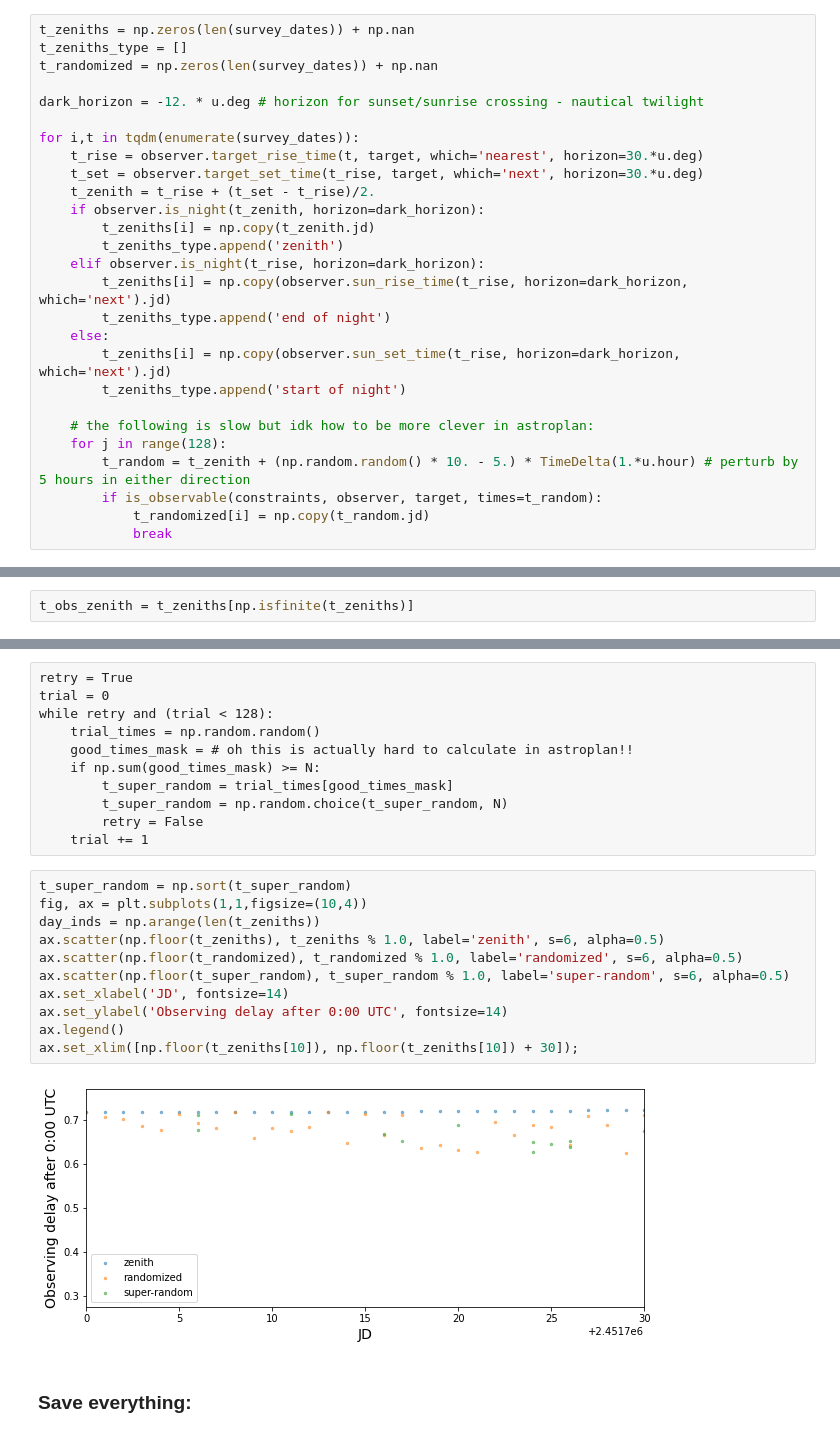
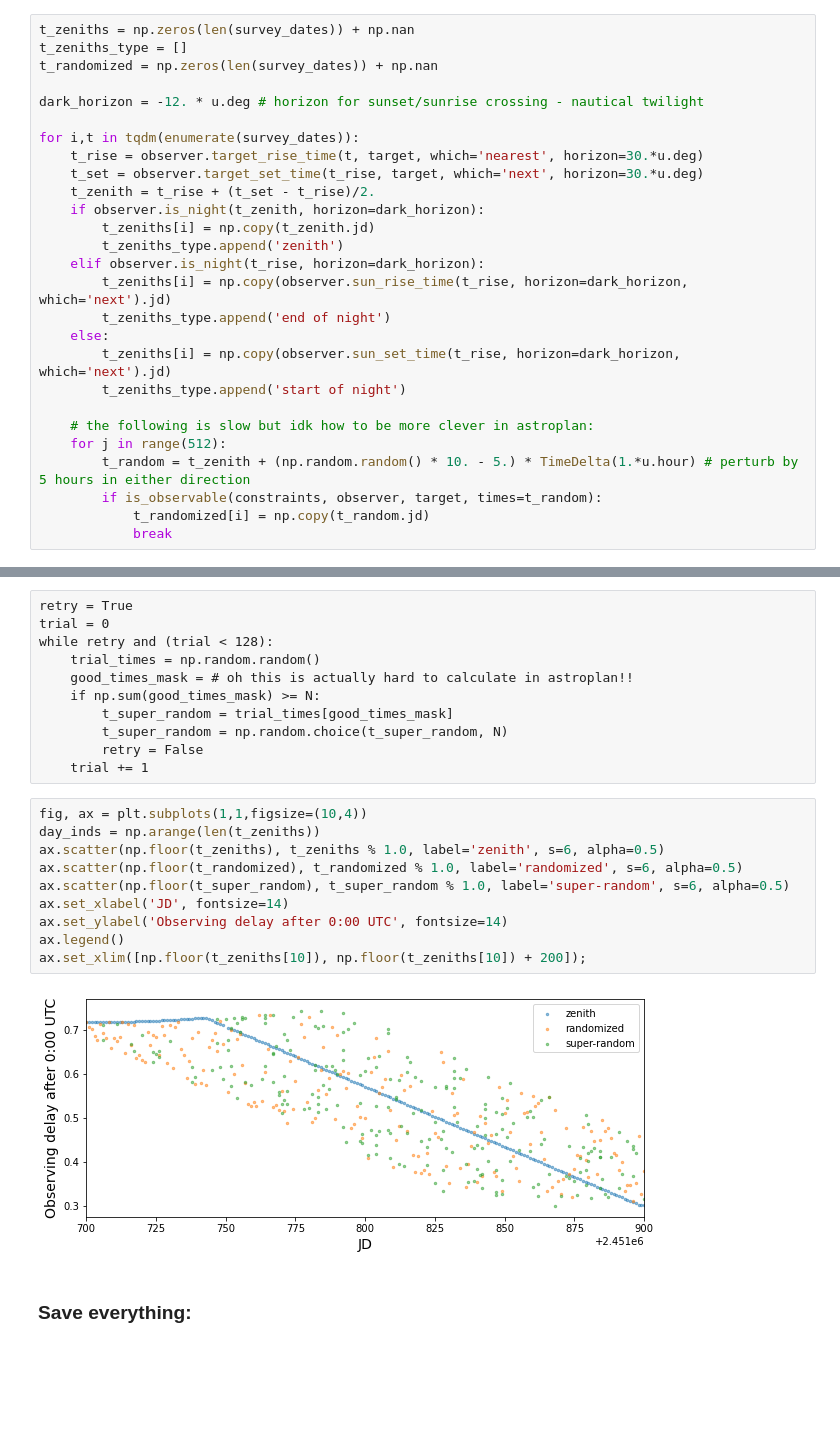
Before and after one commit to megbedell/thethethe, a Jupyter notebook: cadence/01-generate-sampling.ipynb, the cells around one changed output, grey strips where cells are left out. Drawn from its saved outputs; the diff is of its cells as text; blank space fills up the shorter version.

```diff
--- a/cadence/01-generate-sampling.ipynb
+++ b/cadence/01-generate-sampling.ipynb
@@ -69,7 +69,7 @@ for i,t in tqdm(enumerate(survey_dates)):
         t_zeniths_type.append('start of night')
 
     # the following is slow but idk how to be more clever in astroplan:
-    for j in range(128):
+    for j in range(512):
         t_random = t_zenith + (np.random.random() * 10. - 5.) * TimeDelta(1.*u.hour) # perturb by 5 hours in either direction
         if is_observable(constraints, observer, target, times=t_random):
             t_randomized[i] = np.copy(t_random.jd)
@@ -165,5 +166,3 @@ plt.legend();
 #plt.plot(day_inds, sunsets, label='sunset')
 # %% [output]
 [figure]
-# %%
-t_obs_zenith = t_zeniths[np.isfinite(t_zeniths)]
@@ -225,18 +217,17 @@ while retry and (trial < 128):
         retry = False
     trial += 1
 # %%
-t_super_random = np.sort(t_super_random)
 fig, ax = plt.subplots(1,1,figsize=(10,4))
 day_inds = np.arange(len(t_zeniths))
 ax.scatter(np.floor(t_zeniths), t_zeniths % 1.0, label='zenith', s=6, alpha=0.5)
 ax.scatter(np.floor(t_randomized), t_randomized % 1.0, label='randomized', s=6, alpha=0.5)
 ax.scatter(np.floor(t_super_random), t_super_random % 1.0, label='super-random', s=6, alpha=0.5)
 ax.set_xlabel('JD', fontsize=14)
 ax.set_ylabel('Observing delay after 0:00 UTC', fontsize=14)
 ax.legend()
-ax.set_xlim([np.floor(t_zeniths[10]), np.floor(t_zeniths[10]) + 30]);
+ax.set_xlim([np.floor(t_zeniths[10]), np.floor(t_zeniths[10]) + 200]);
 # %% [output]
-[figure, old version]
+[figure, new version]
 # %% [markdown]
 ### Save everything:
 # %%
```
Also changed, not shown: parts of 7 cells of this notebook, 1 other file.
